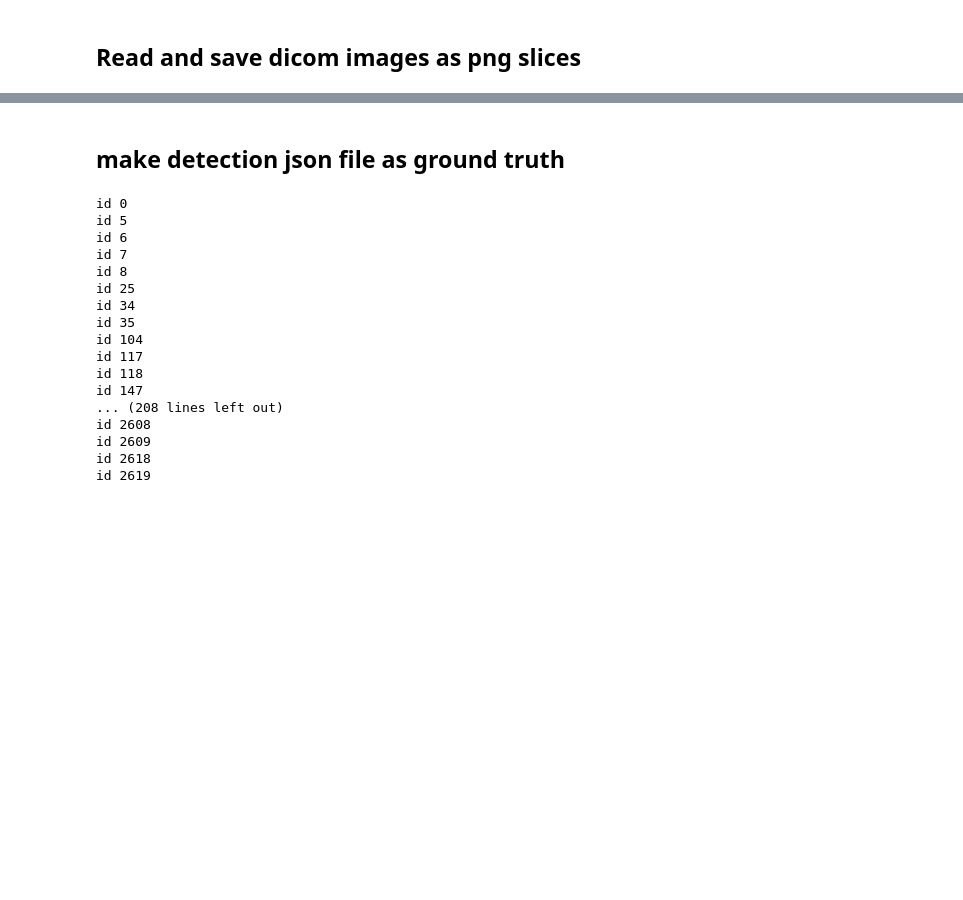
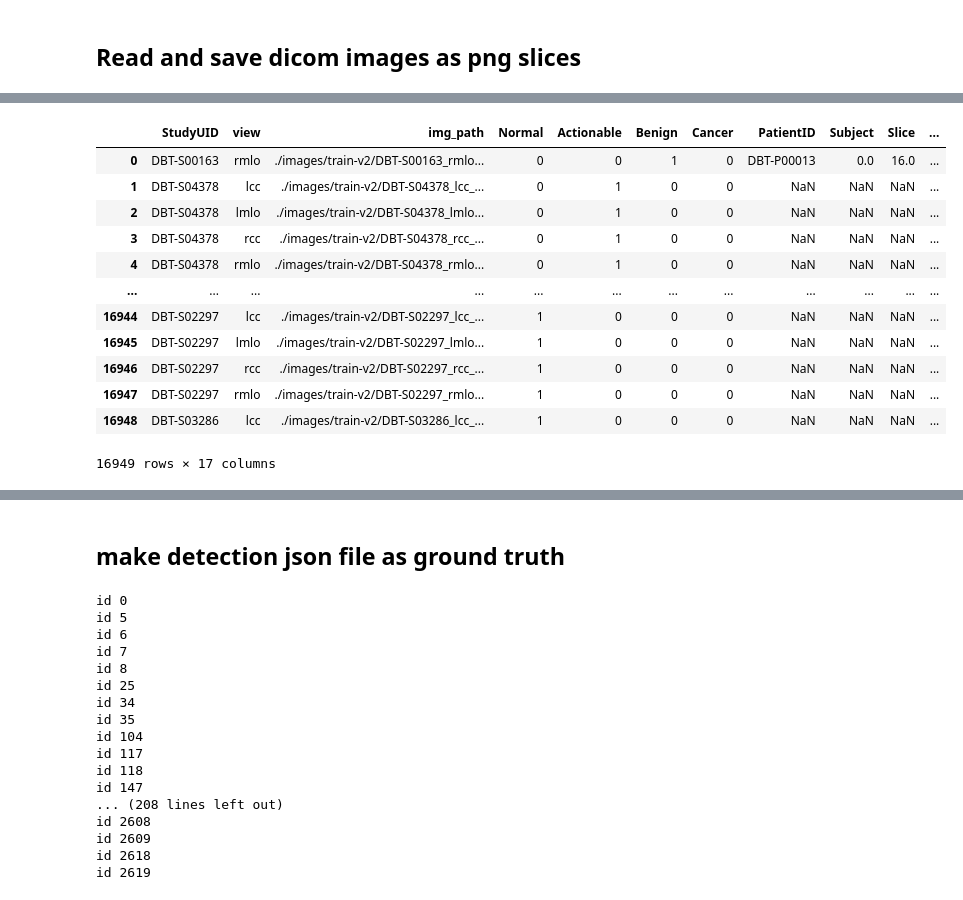
Before and after one commit to mikeadimech/Breast_Cancer_Detection_DBT, a Jupyter notebook: src/preprocess.ipynb, the cells around one changed output, grey strips where cells are left out. Drawn from its saved outputs; the diff is of its cells as text; code cells hidden in the pictures; blank space fills up the shorter version.

```diff
--- a/src/preprocess.ipynb
+++ b/src/preprocess.ipynb
@@ -107,0 +84,3 @@ label_list.to_csv("breast")
+# %%
+df = pd.read_csv(csv_path+'train-v2_table_list_slice.csv')
+df[0:11]
@@ -107,0 +131,21 @@ label_list.to_csv("breast")
+# %%
+# Before combining, let's rename the 'View' column in boxes_data to 'view' to match the column name in the data DataFrame
+box_table.rename(columns={'View': 'view'}, inplace=True)
+
+# Now let's merge the two DataFrames on the 'StudyUID' and 'view' columns
+combined_data = pd.merge(df, box_table, how='left', on=['StudyUID', 'view'])
+combined_data
+# %% [output]
+|  | StudyUID | view | img_path | Normal | Actionable | Benign | Cancer | PatientID | Subject | Slice | ... |
+| 0 | DBT-S00163 | rmlo | ./images/train-v2/DBT-S00163_rmlo... | 0 | 0 | 1 | 0 | DBT-P00013 | 0.0 | 16.0 | ... |
+| 1 | DBT-S04378 | lcc | ./images/train-v2/DBT-S04378_lcc_... | 0 | 1 | 0 | 0 | NaN | NaN | NaN | ... |
+| 2 | DBT-S04378 | lmlo | ./images/train-v2/DBT-S04378_lmlo... | 0 | 1 | 0 | 0 | NaN | NaN | NaN | ... |
+| 3 | DBT-S04378 | rcc | ./images/train-v2/DBT-S04378_rcc_... | 0 | 1 | 0 | 0 | NaN | NaN | NaN | ... |
+| 4 | DBT-S04378 | rmlo | ./images/train-v2/DBT-S04378_rmlo... | 0 | 1 | 0 | 0 | NaN | NaN | NaN | ... |
+| ... | ... | ... | ... | ... | ... | ... | ... | ... | ... | ... | ... |
+| 16944 | DBT-S02297 | lcc | ./images/train-v2/DBT-S02297_lcc_... | 1 | 0 | 0 | 0 | NaN | NaN | NaN | ... |
+| 16945 | DBT-S02297 | lmlo | ./images/train-v2/DBT-S02297_lmlo... | 1 | 0 | 0 | 0 | NaN | NaN | NaN | ... |
+| 16946 | DBT-S02297 | rcc | ./images/train-v2/DBT-S02297_rcc_... | 1 | 0 | 0 | 0 | NaN | NaN | NaN | ... |
+| 16947 | DBT-S02297 | rmlo | ./images/train-v2/DBT-S02297_rmlo... | 1 | 0 | 0 | 0 | NaN | NaN | NaN | ... |
+| 16948 | DBT-S03286 | lcc | ./images/train-v2/DBT-S03286_lcc_... | 1 | 0 | 0 | 0 | NaN | NaN | NaN | ... |
+16949 rows × 17 columns
```
Also changed, not shown: parts of 11 cells of this notebook, 4 other files.
